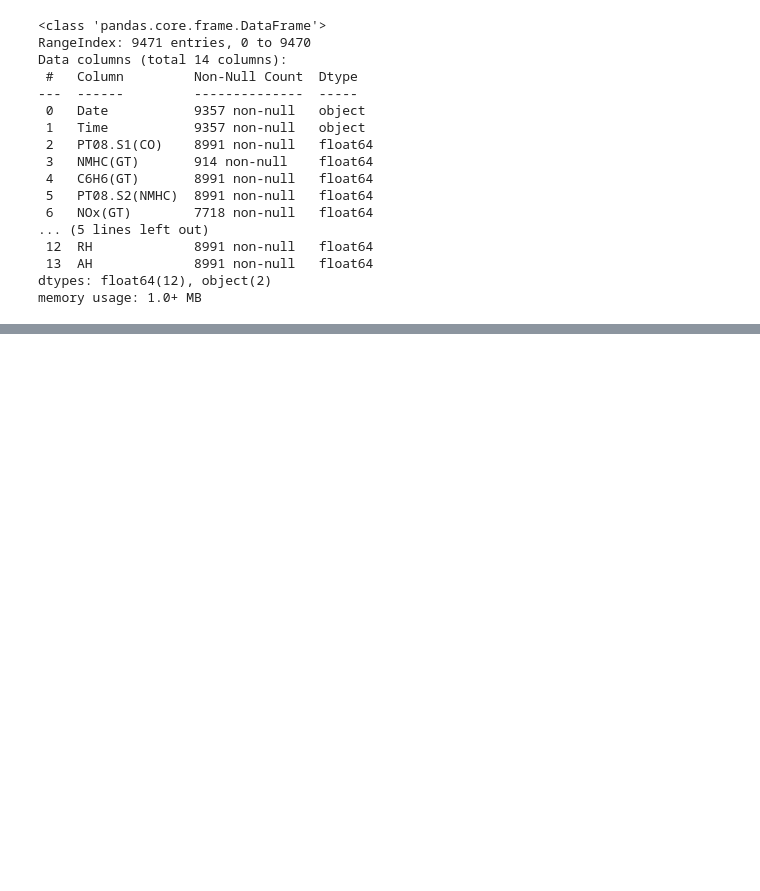
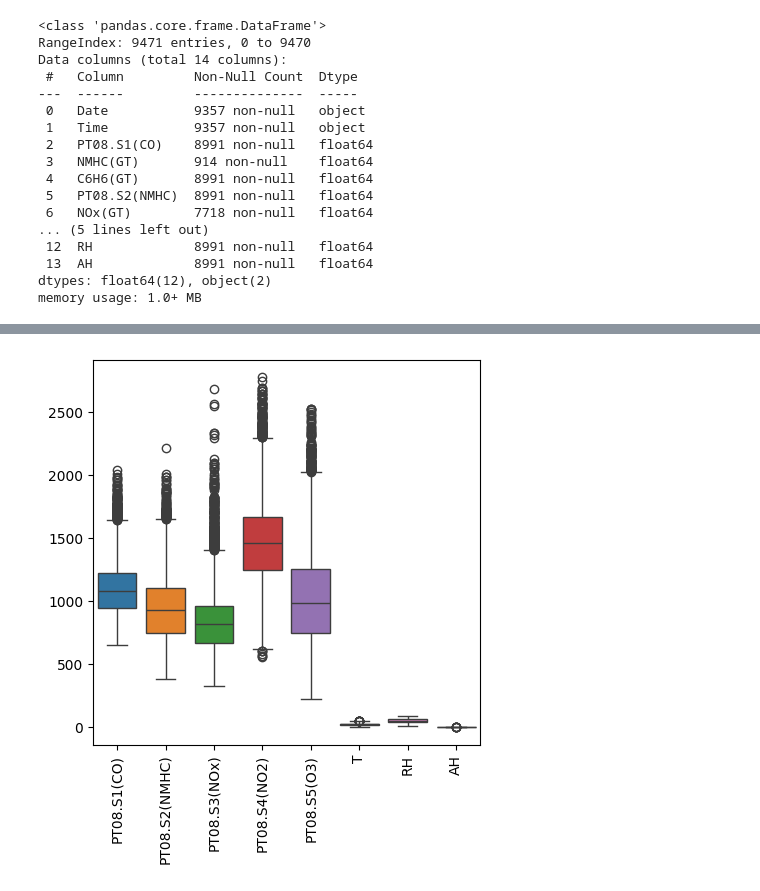
Before and after one commit to pwzzy6/AM170b, a Jupyter notebook: DataAnalyze.ipynb, the cells around one changed output, grey strips where cells are left out. Cells and saved outputs as stored; diff of their text form; code cells hidden in the pictures; blank space fills up the shorter version.

Commit message:
update data anlysis code

```diff
--- a/DataAnalyze.ipynb
+++ b/DataAnalyze.ipynb
@@ -146,0 +192,20 @@ nan_percent_df
+# %%
+df = pd.read_csv('AirQuality.csv',sep=";", decimal=",",header=0)
+
+df.head()
+df.drop(columns=['Unnamed: 15', 'Unnamed: 16'],inplace=True)
+df.dropna(inplace=True)
+df.replace(to_replace=-200,value=np.nan,inplace=True)
+
+df.drop(columns=['NMHC(GT)'],inplace=True)
+df.isna().sum()
+
+df.drop(columns=['C6H6(GT)'],inplace=True)
+df.drop(columns=['NOx(GT)'],inplace=True)
+df.drop(columns=['NO2(GT)'],inplace=True)
+df.drop(columns=['CO(GT)'],inplace=True)
+# %%
+col = ['PT08.S1(CO)','PT08.S2(NMHC)', 'PT08.S3(NOx)', 'PT08.S4(NO2)','PT08.S5(O3)', 'T', 'RH', 'AH']
+df = df[col]
+df[col].dtypes
+df.describe()
@@ -146,0 +222,9 @@ nan_percent_df
+# %%
+for i in col:
+    df[i] = df[i].fillna(df[i].mean())
+plt.figure(figsize=(5,5))
+sns.boxplot(data=df)
+plt.xticks(rotation='vertical')
+plt.show()
+# %% [output]
+[figure, added]
```
Also changed, not shown: parts of 14 cells of this notebook.
